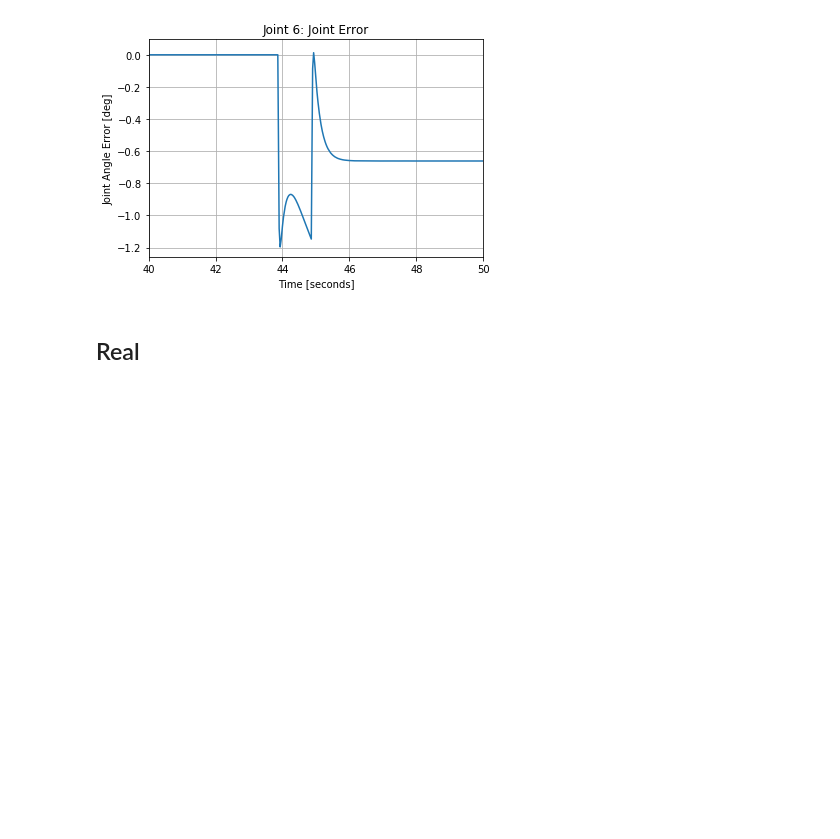
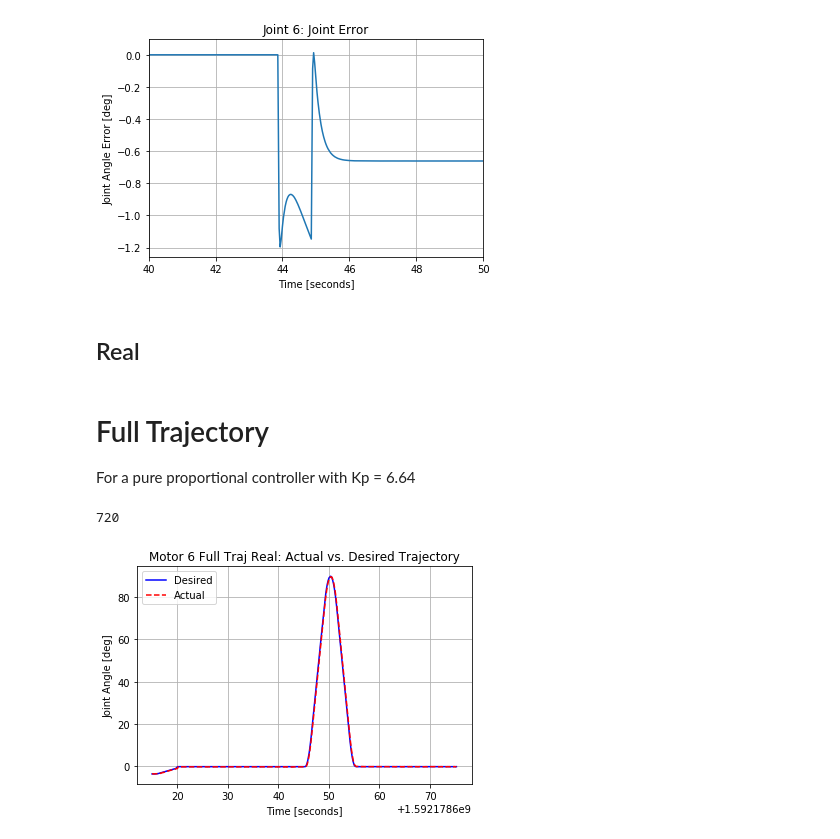
Before and after one commit to alonzolopez/bbot-master, a Jupyter notebook: rosbag/plot_joints_real.ipynb, the cells around one changed output. Saved outputs shown, nothing was run; the diff lists cells and outputs as text; code cells hidden in the pictures; blank space fills up the shorter version.

Commit message:
Plotted full traj for pure proportional controller

```diff
--- a/rosbag/plot_joints_real.ipynb
+++ b/rosbag/plot_joints_real.ipynb
@@ -372,3 +372,29 @@ plt.show()
 [figure]
 # %% [markdown]
 ## Real
+# %% [markdown]
+# Full Trajectory
+For a pure proportional controller with Kp = 6.64
+# %%
+motor = 6 # change this value to select which motor to plot
+full_real_bagpath_p = 'full_traj_real_p.bag'
+full_real_time_p, full_real_desired_p, full_real_actual_p, full_real_error_p, full_real_pid_p = bag_to_data(full_real_bagpath_p)
+full_real_desired_p = [j_d[motor-1] for j_d in full_real_desired_p]
+full_real_actual_p = [j_a[motor-1] for j_a in full_real_actual_p]
+# %%
+full_real_start_index_p = 0
+full_real_end_index_p = 720
+plt.plot(full_real_time_p[full_real_start_index_p:full_real_end_index_p], full_real_desired_p[full_real_start_index_p:full_real_end_index_p], 'b-', label="Desired")
+plt.plot(full_real_time_p[full_real_start_index_p:full_real_end_index_p], full_real_actual_p[full_real_start_index_p:full_real_end_index_p], 'r--', label="Actual")
+plt.ylabel('Joint Angle [deg]')
+plt.xlabel('Time [seconds]')
+plt.title('Motor ' + str(motor) + ' Full Traj Real: Actual vs. Desired Trajectory')
+plt.legend(loc="upper left")
+print(len(full_real_time_p))
+# plt.xlim(0, 300)
+# plt.ylim(-10, 40)
+plt.grid()
+plt.show()
+# %% [output]
+720
+[figure, added]
```
Also changed, not shown: parts of 1 cell of this notebook, 1 other file.
